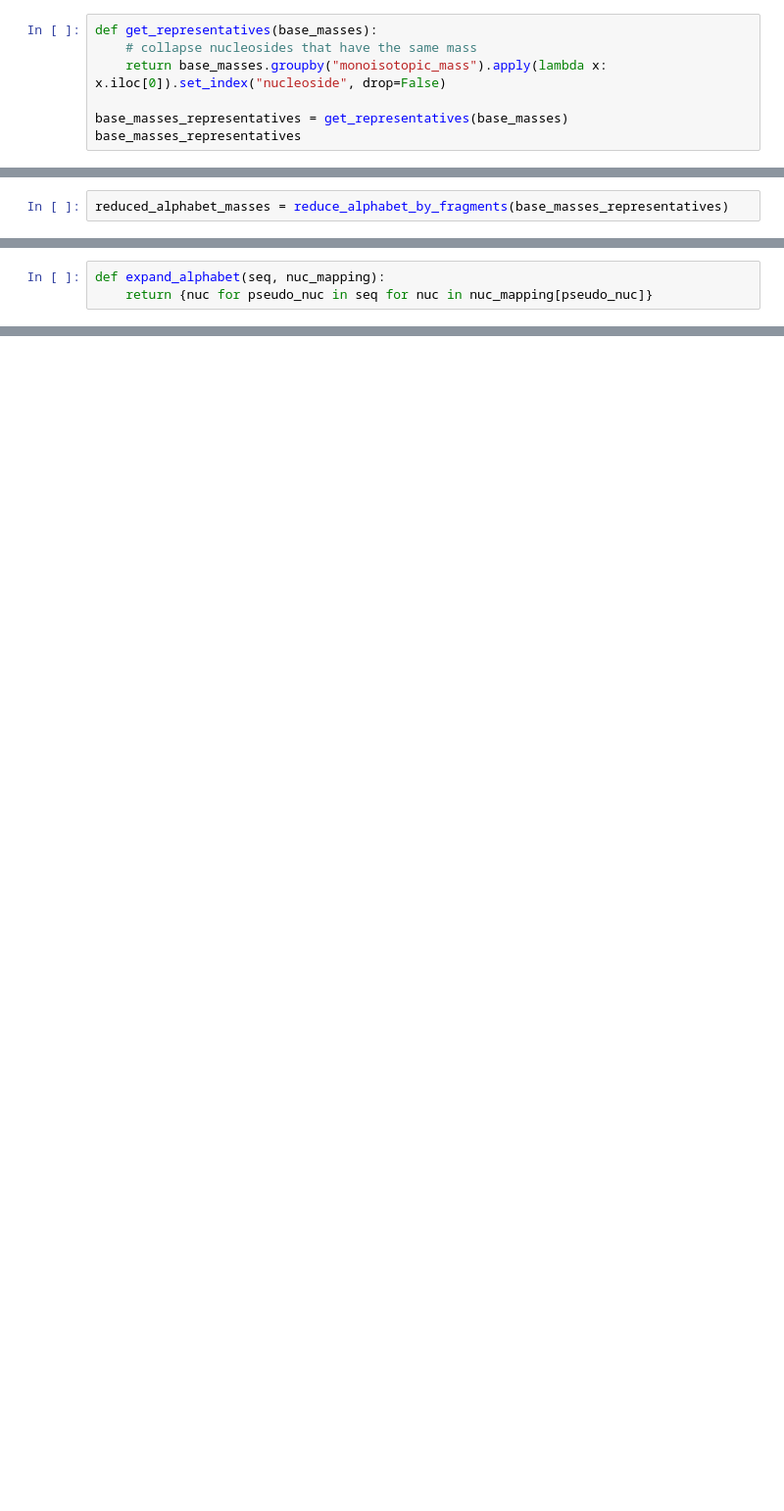
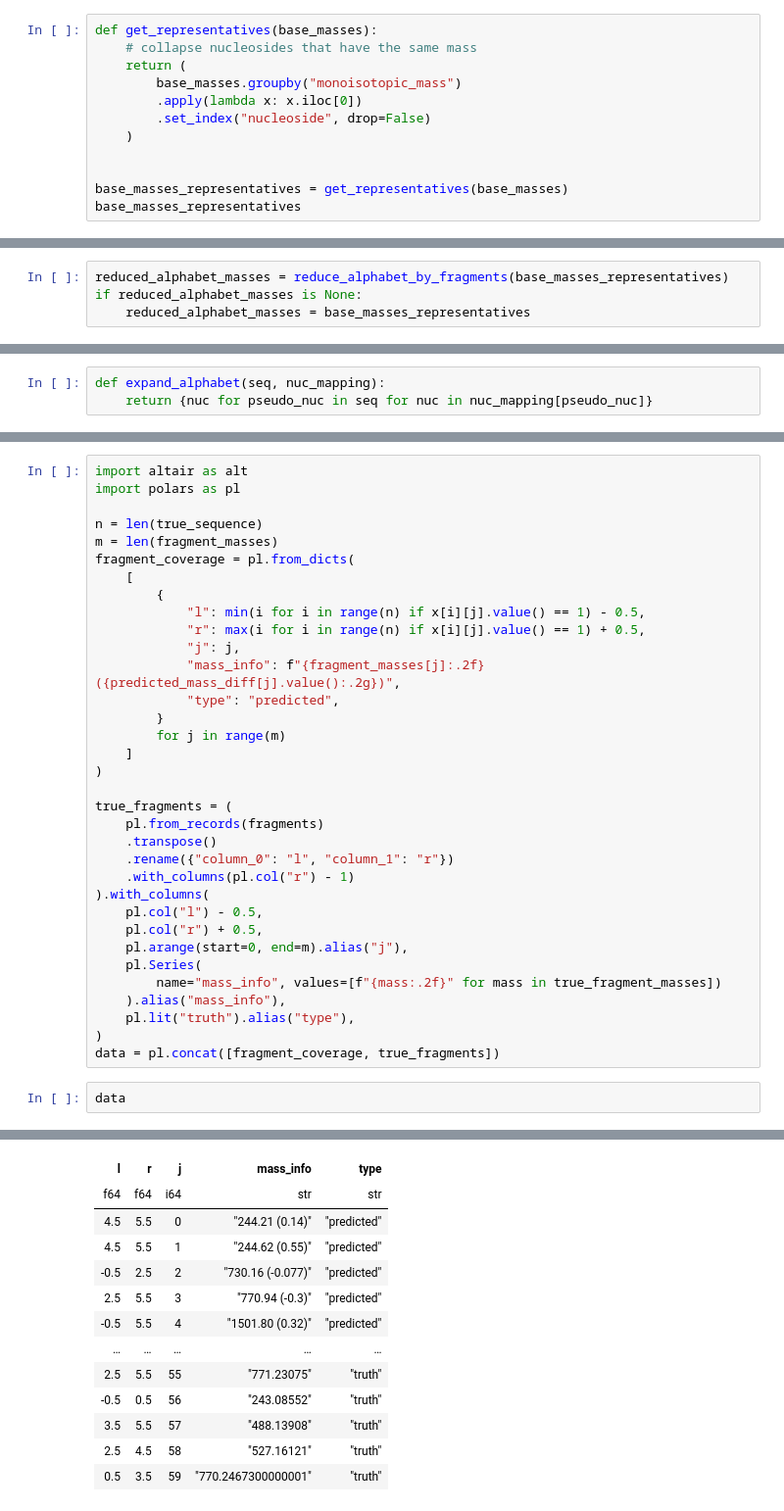
Before and after one commit to spectrseq/spectrseqtools-evaluation, a Jupyter notebook: playground/ilp.ipynb, the cells around one changed output, grey strips where cells are left out. Shown at 98% size. Drawn from its saved outputs; the diff is of its cells as text; blank space fills up the shorter version.

```diff
--- a/playground/ilp.ipynb
+++ b/playground/ilp.ipynb
@@ -15,7 +17,12 @@ base_masses = pd.read_csv("../masses_all.tsv", sep="\t").set_index("nucleoside",
 # %%
 def get_representatives(base_masses):
     # collapse nucleosides that have the same mass
-    return base_masses.groupby("monoisotopic_mass").apply(lambda x: x.iloc[0]).set_index("nucleoside", drop=False)
+    return (
+        base_masses.groupby("monoisotopic_mass")
+        .apply(lambda x: x.iloc[0])
+        .set_index("nucleoside", drop=False)
+    )
+
 
 base_masses_representatives = get_representatives(base_masses)
 base_masses_representatives
@@ -185,4 +215,6 @@ def reduce_alphabet_by_fragments(the_base_masses):
     return the_base_masses.loc[all_nucleosides]
 # %%
 reduced_alphabet_masses = reduce_alphabet_by_fragments(base_masses_representatives)
+if reduced_alphabet_masses is None:
+    reduced_alphabet_masses = base_masses_representatives
 # %% [output]
@@ -333,0 +439,37 @@ U                   U          244.06954
+# %%
+import altair as alt
+import polars as pl
+
+n = len(true_sequence)
+m = len(fragment_masses)
+fragment_coverage = pl.from_dicts(
+    [
+        {
+            "l": min(i for i in range(n) if x[i][j].value() == 1) - 0.5,
+            "r": max(i for i in range(n) if x[i][j].value() == 1) + 0.5,
+            "j": j,
+            "mass_info": f"{fragment_masses[j]:.2f} ({predicted_mass_diff[j].value():.2g})",
+            "type": "predicted",
+        }
+        for j in range(m)
+    ]
+)
+
+true_fragments = (
+    pl.from_records(fragments)
+    .transpose()
+    .rename({"column_0": "l", "column_1": "r"})
+    .with_columns(pl.col("r") - 1)
+).with_columns(
+    pl.col("l") - 0.5,
+    pl.col("r") + 0.5,
+    pl.arange(start=0, end=m).alias("j"),
+    pl.Series(
+        name="mass_info", values=[f"{mass:.2f}" for mass in true_fragment_masses])
+    ).alias("mass_info"),
+    pl.lit("truth").alias("type"),
+)
+data = pl.concat([fragment_coverage, true_fragments])
+# %%
+data
+# %% [output]
@@ -333,0 +477,13 @@ U                   U          244.06954
+| l | r | j | mass_info | type |
+| f64 | f64 | i64 | str | str |
+| 4.5 | 5.5 | 0 | "244.21 (0.14)" | "predicted" |
+| 4.5 | 5.5 | 1 | "244.62 (0.55)" | "predicted" |
+| -0.5 | 2.5 | 2 | "730.16 (-0.077)" | "predicted" |
+| 2.5 | 5.5 | 3 | "770.94 (-0.3)" | "predicted" |
+| -0.5 | 5.5 | 4 | "1501.80 (0.32)" | "predicted" |
+| … | … | … | … | … |
+| 2.5 | 5.5 | 55 | "771.23075" | "truth" |
+| -0.5 | 0.5 | 56 | "243.08552" | "truth" |
+| 3.5 | 5.5 | 57 | "488.13908" | "truth" |
+| 2.5 | 4.5 | 58 | "527.16121" | "truth" |
+| 0.5 | 3.5 | 59 | "770.2467300000001" | "truth" |
```
Also changed, not shown: parts of 15 cells of this notebook, 5 other files.
